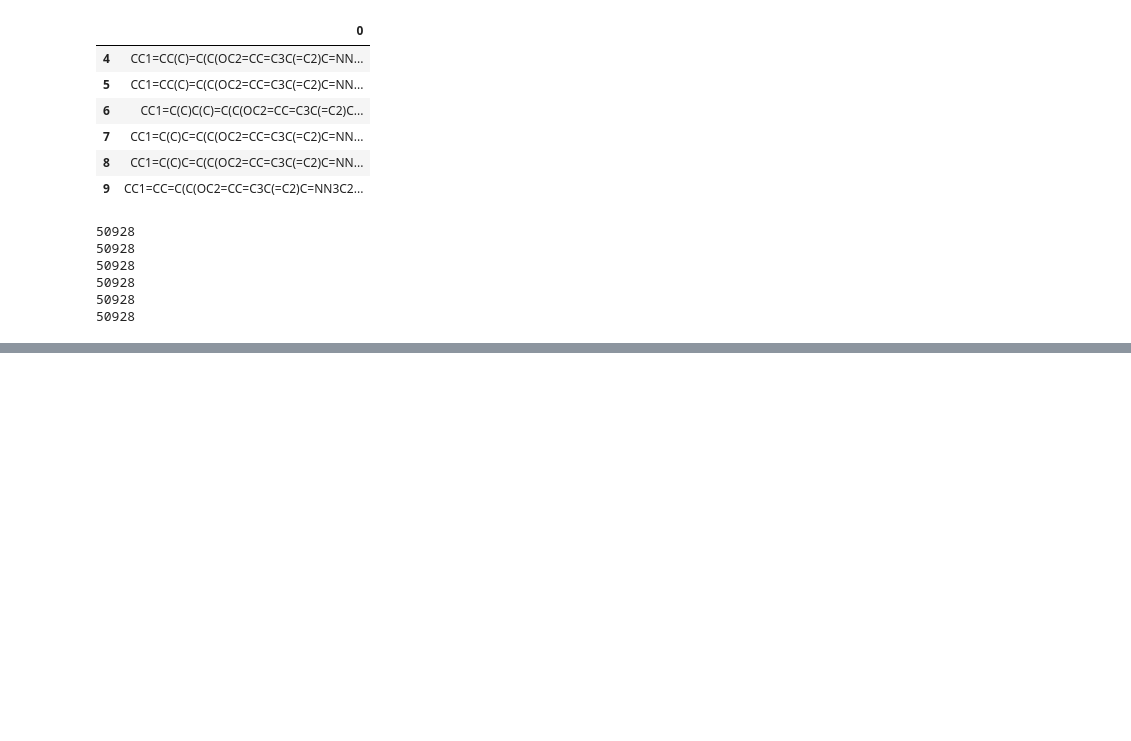
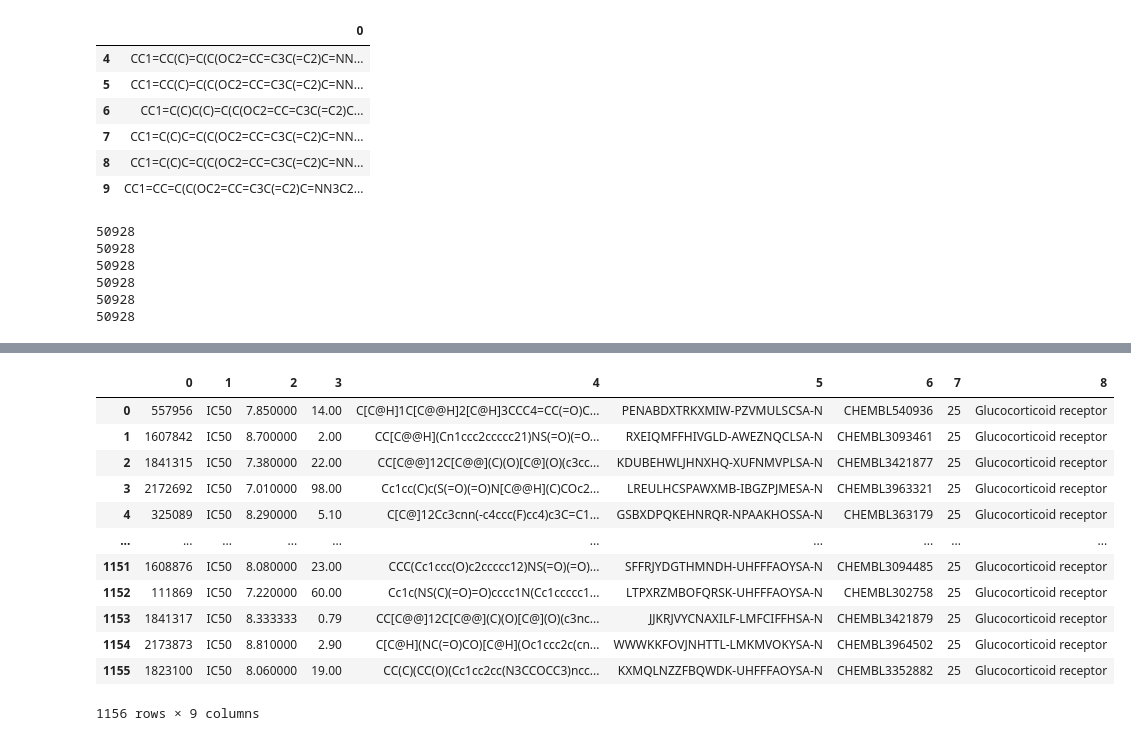
Before and after one commit to filvaleriia/scaffold-based-metrics, a Jupyter notebook: Untitled.ipynb, the cells around one changed output, grey strips where cells are left out. Drawn from its saved outputs; the diff is of its cells as text; code cells hidden in the pictures; blank space fills up the shorter version.

```diff
--- a/Untitled.ipynb
+++ b/Untitled.ipynb
@@ -50,0 +154,17 @@ for x in df[0].tolist():
+# %%
+dff = pd.read_csv('data/nuclear_receptor/25_pic50.csv', header = None)
+dff
+# %% [output]
+|  | 0 | 1 | 2 | 3 | 4 | 5 | 6 | 7 | 8 |
+| 0 | 557956 | IC50 | 7.850000 | 14.00 | C[C@H]1C[C@@H]2[C@H]3CCC4=CC(=O)C... | PENABDXTRKXMIW-PZVMULSCSA-N | CHEMBL540936 | 25 | Glucocorticoid receptor |
+| 1 | 1607842 | IC50 | 8.700000 | 2.00 | CC[C@@H](Cn1ccc2ccccc21)NS(=O)(=O... | RXEIQMFFHIVGLD-AWEZNQCLSA-N | CHEMBL3093461 | 25 | Glucocorticoid receptor |
+| 2 | 1841315 | IC50 | 7.380000 | 22.00 | CC[C@@]12C[C@@](C)(O)[C@](O)(c3cc... | KDUBEHWLJHNXHQ-XUFNMVPLSA-N | CHEMBL3421877 | 25 | Glucocorticoid receptor |
+| 3 | 2172692 | IC50 | 7.010000 | 98.00 | Cc1cc(C)c(S(=O)(=O)N[C@@H](C)COc2... | LREULHCSPAWXMB-IBGZPJMESA-N | CHEMBL3963321 | 25 | Glucocorticoid receptor |
+| 4 | 325089 | IC50 | 8.290000 | 5.10 | C[C@]12Cc3cnn(-c4ccc(F)cc4)c3C=C1... | GSBXDPQKEHNRQR-NPAAKHOSSA-N | CHEMBL363179 | 25 | Glucocorticoid receptor |
+| ... | ... | ... | ... | ... | ... | ... | ... | ... | ... |
+| 1151 | 1608876 | IC50 | 8.080000 | 23.00 | CCC(Cc1ccc(O)c2ccccc12)NS(=O)(=O)... | SFFRJYDGTHMNDH-UHFFFAOYSA-N | CHEMBL3094485 | 25 | Glucocorticoid receptor |
+| 1152 | 111869 | IC50 | 7.220000 | 60.00 | Cc1c(NS(C)(=O)=O)cccc1N(Cc1ccccc1... | LTPXRZMBOFQRSK-UHFFFAOYSA-N | CHEMBL302758 | 25 | Glucocorticoid receptor |
+| 1153 | 1841317 | IC50 | 8.333333 | 0.79 | CC[C@@]12C[C@@](C)(O)[C@](O)(c3nc... | JJKRJVYCNAXILF-LMFCIFFHSA-N | CHEMBL3421879 | 25 | Glucocorticoid receptor |
+| 1154 | 2173873 | IC50 | 8.810000 | 2.90 | C[C@H](NC(=O)CO)[C@H](Oc1ccc2c(cn... | WWWKKFOVJNHTTL-LMKMVOKYSA-N | CHEMBL3964502 | 25 | Glucocorticoid receptor |
+| 1155 | 1823100 | IC50 | 8.060000 | 19.00 | CC(C)(CC(O)(Cc1cc2cc(N3CCOCC3)ncc... | KXMQLNZZFBQWDK-UHFFFAOYSA-N | CHEMBL3352882 | 25 | Glucocorticoid receptor |
+1156 rows × 9 columns
```
Also changed, not shown: parts of 8 cells of this notebook, 5 other files.
